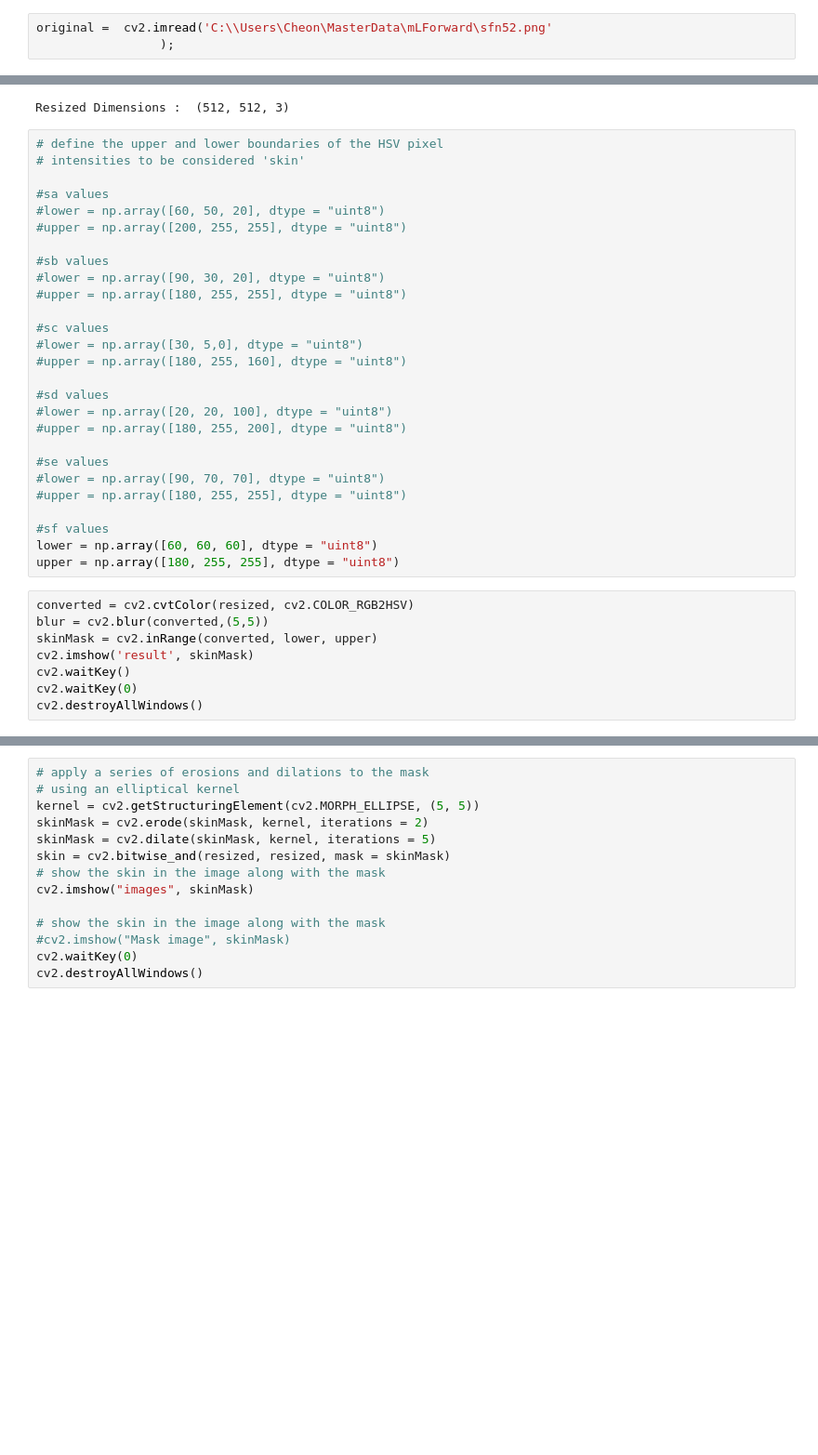
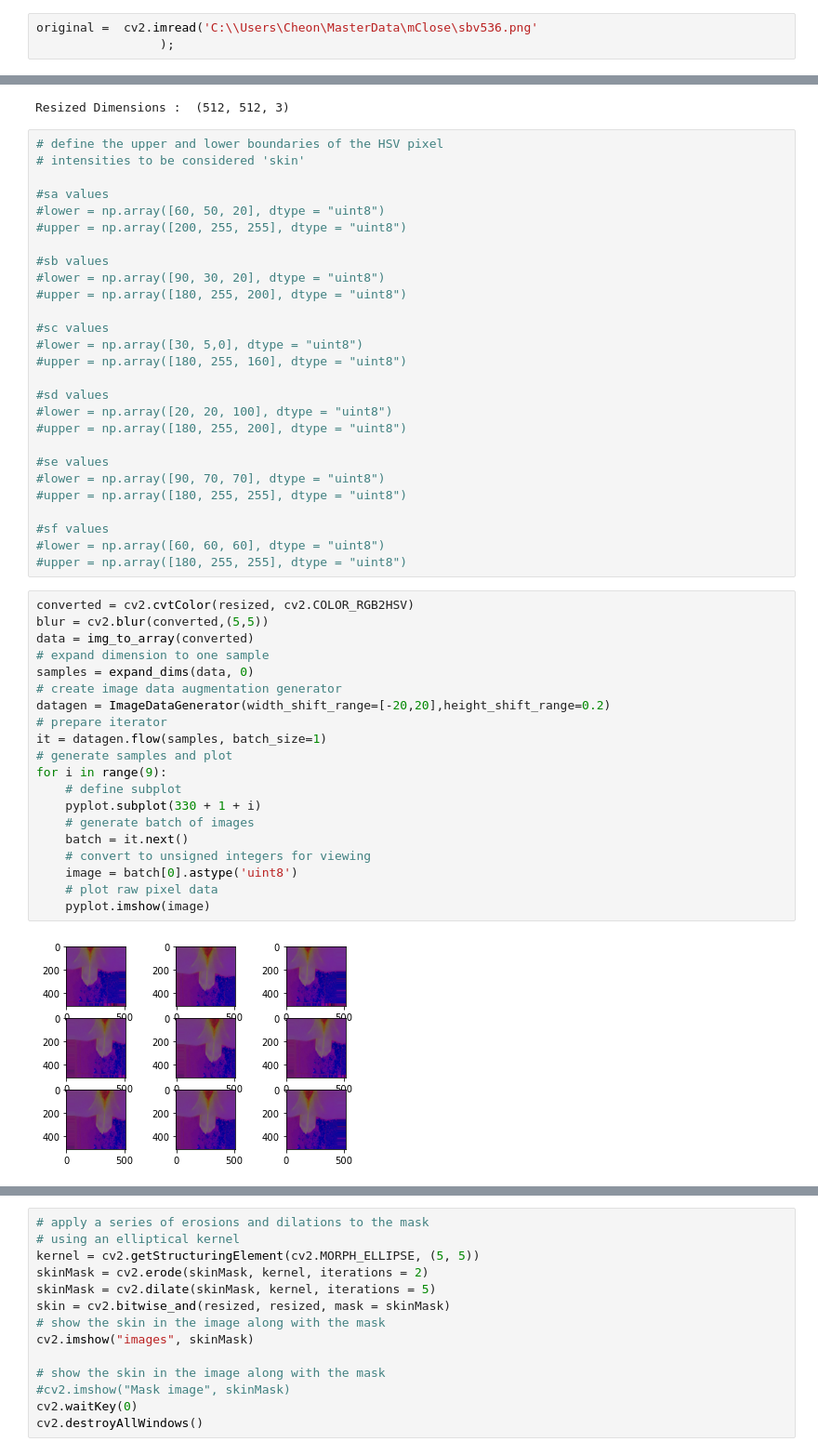
Before and after one commit to CW67/FYP_FGCRCgit, a Jupyter notebook: imageTest.ipynb, the cells around one changed output, grey strips where cells are left out. Shown at 93% size. Drawn from its saved outputs; the diff is of its cells as text; blank space fills up the shorter version.

```diff
--- a/imageTest.ipynb
+++ b/imageTest.ipynb
@@ -4,7 +4,7 @@ import argparse
 import cv2
 import os
 # %%
-original =  cv2.imread('C:\\Users\Cheon\MasterData\mLForward\sfn52.png'
+original =  cv2.imread('C:\\Users\Cheon\MasterData\mClose\sbv536.png'
                  );
 # %%
 cv2.imshow('color image',original)
@@ -36,7 +36,7 @@ Resized Dimensions :  (512, 512, 3)
 
 #sb values
 #lower = np.array([90, 30, 20], dtype = "uint8")
-#upper = np.array([180, 255, 255], dtype = "uint8")
+#upper = np.array([180, 255, 200], dtype = "uint8")
 
 #sc values
 #lower = np.array([30, 5,0], dtype = "uint8")
@@ -51,13 +51,27 @@ Resized Dimensions :  (512, 512, 3)
 #upper = np.array([180, 255, 255], dtype = "uint8")
 
 #sf values
-lower = np.array([60, 60, 60], dtype = "uint8")
-upper = np.array([180, 255, 255], dtype = "uint8")
+#lower = np.array([60, 60, 60], dtype = "uint8")
+#upper = np.array([180, 255, 255], dtype = "uint8")
 # %%
 converted = cv2.cvtColor(resized, cv2.COLOR_RGB2HSV)
 blur = cv2.blur(converted,(5,5))
-skinMask = cv2.inRange(converted, lower, upper)
-cv2.imshow('result', skinMask)
-cv2.waitKey()
-cv2.waitKey(0)
-cv2.destroyAllWindows()
+data = img_to_array(converted)
+# expand dimension to one sample
+samples = expand_dims(data, 0)
+# create image data augmentation generator
+datagen = ImageDataGenerator(width_shift_range=[-20,20],height_shift_range=0.2)
+# prepare iterator
+it = datagen.flow(samples, batch_size=1)
+# generate samples and plot
+for i in range(9):
+    # define subplot
+    pyplot.subplot(330 + 1 + i)
+    # generate batch of images
+    batch = it.next()
+    # convert to unsigned integers for viewing
+    image = batch[0].astype('uint8')
+    # plot raw pixel data
+    pyplot.imshow(image)
+# %% [output]
+[figure, added]
```
Also changed, not shown: parts of 15 cells of this notebook.
